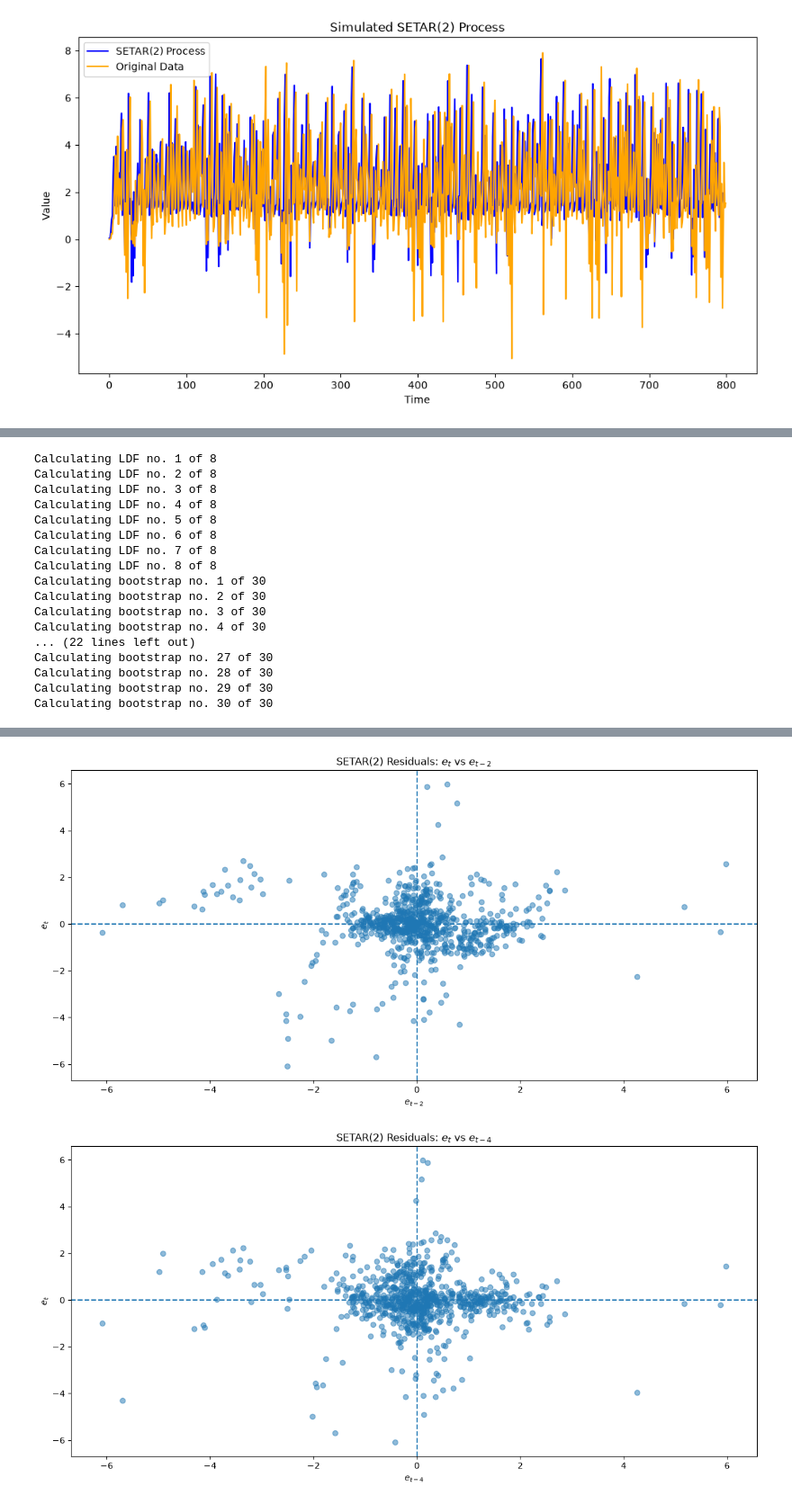
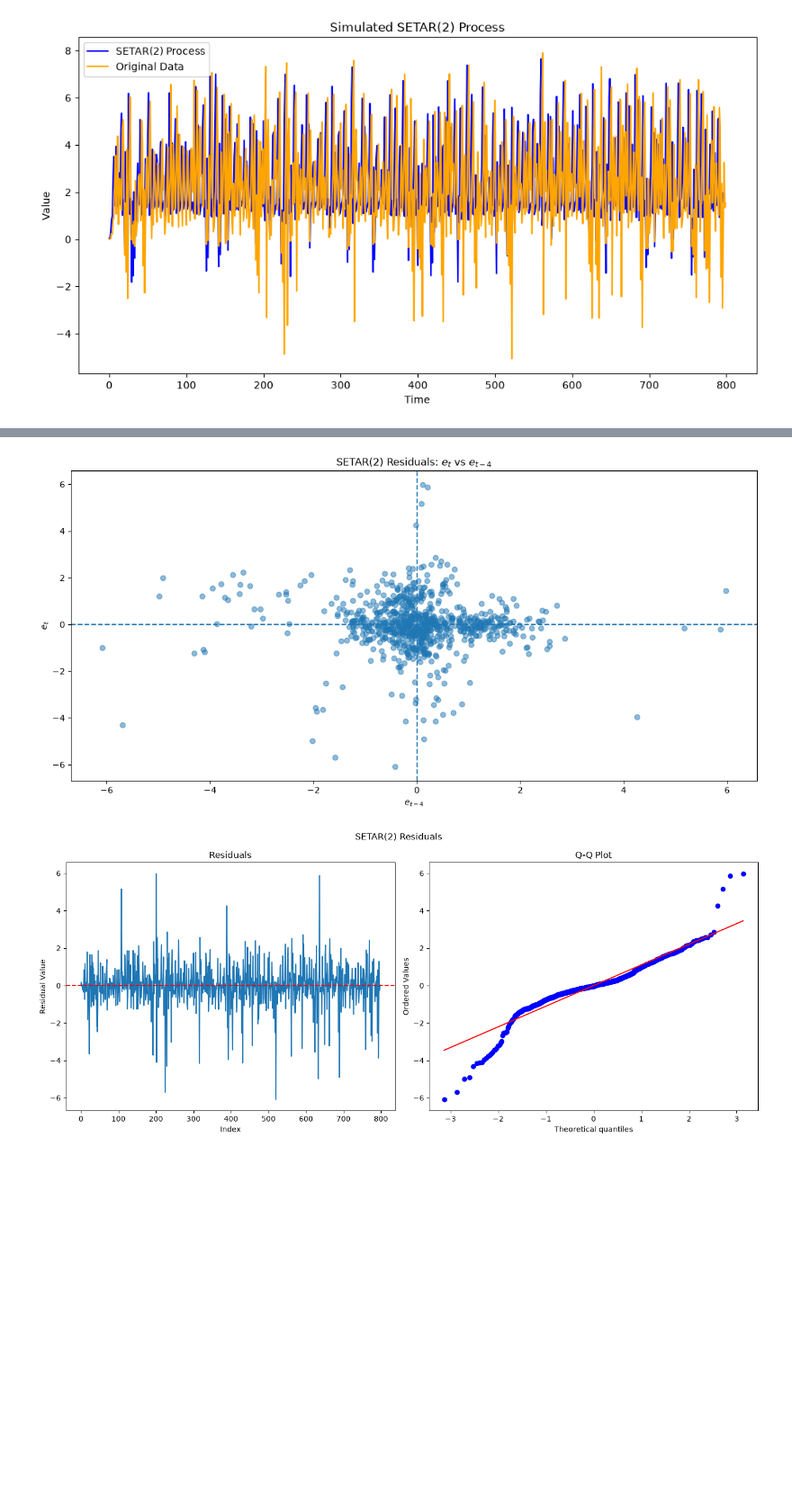
Before and after one commit to Husted42/advanced-time-series-analysis, a Jupyter notebook: assignment-1/part-5/part_5.ipynb, the cells around one changed output, grey strips where cells are left out. Shown at 90% size. Cells and saved outputs as stored; diff of their text form; code cells hidden in the pictures; blank space fills up the shorter version.

```diff
--- a/assignment-1/part-5/part_5.ipynb
+++ b/assignment-1/part-5/part_5.ipynb
@@ -486,26 +534,8 @@ plt.show()
 # %%
 # Make the ACF and PACF plots of the residuals
-plot_acf_pacf(model['residuals'], lags=20, y_limit=0.2, filename=f"setar_residuals_acf_pacf.png", title=f"SETAR(2) Residuals")
-
-# Plot the ldf values
-lags_range = np.arange(1, 9)
-lags_max = max(lags_range)
-ldf_values, confidence_level = calculate_ldf(
-    x = model['residuals'],
-    lags = lags_range,
-    n_boot=30,
-    plot_fits=False,
-    random_state=42
-)
-plot_ldf(
-    lags = lags_range,
-    ldf_values = ldf_values,
-    confidence_level = confidence_level,
-    filename = f"setar_ldf_{lags_max}_plot.png"
-)
+plot_acf_pacf(residuals, lags=20, y_limit=0.2, filename=f"setar_residuals_acf_pacf.png", title=f"SETAR(2) Residuals")
 
 # Plot the n-step residuals for the SETAR model
-residuals = model['residuals']
 for n_steps in n:
     plot_n_step_residuals(
         residuals=residuals,
@@ -513,22 +543,12 @@ for n_steps in n:
         filename=f"setar_residuals_n_step_{n_steps}.png",
         title=fr"SETAR(2) Residuals: $e_t$ vs $e_{{t-{n_steps}}}$"
     )
+
+# Plot the residuals and a QQ-plot
+plot_residuals_and_qq(
+    residuals=residuals,
+    filename="setar_residuals_qq.png",
+    title="SETAR(2) Residuals"
+)
 # %% [output]
 [figure]
-Calculating LDF no. 1 of 8
-Calculating LDF no. 2 of 8
-Calculating LDF no. 3 of 8
-Calculating LDF no. 4 of 8
-Calculating LDF no. 5 of 8
-Calculating LDF no. 6 of 8
-Calculating LDF no. 7 of 8
-Calculating LDF no. 8 of 8
-Calculating bootstrap no. 1 of 30
-Calculating bootstrap no. 2 of 30
-Calculating bootstrap no. 3 of 30
-Calculating bootstrap no. 4 of 30
-... (22 lines left out)
-Calculating bootstrap no. 27 of 30
-Calculating bootstrap no. 28 of 30
-Calculating bootstrap no. 29 of 30
-Calculating bootstrap no. 30 of 30
@@ -537,2 +557,2 @@ Calculating bootstrap no. 30 of 30
-[figure, old version]
+[figure, new version]
-[figure, old version]
+[figure, new version]
```
Also changed, not shown: parts of 3 cells of this notebook, 1 other file.
